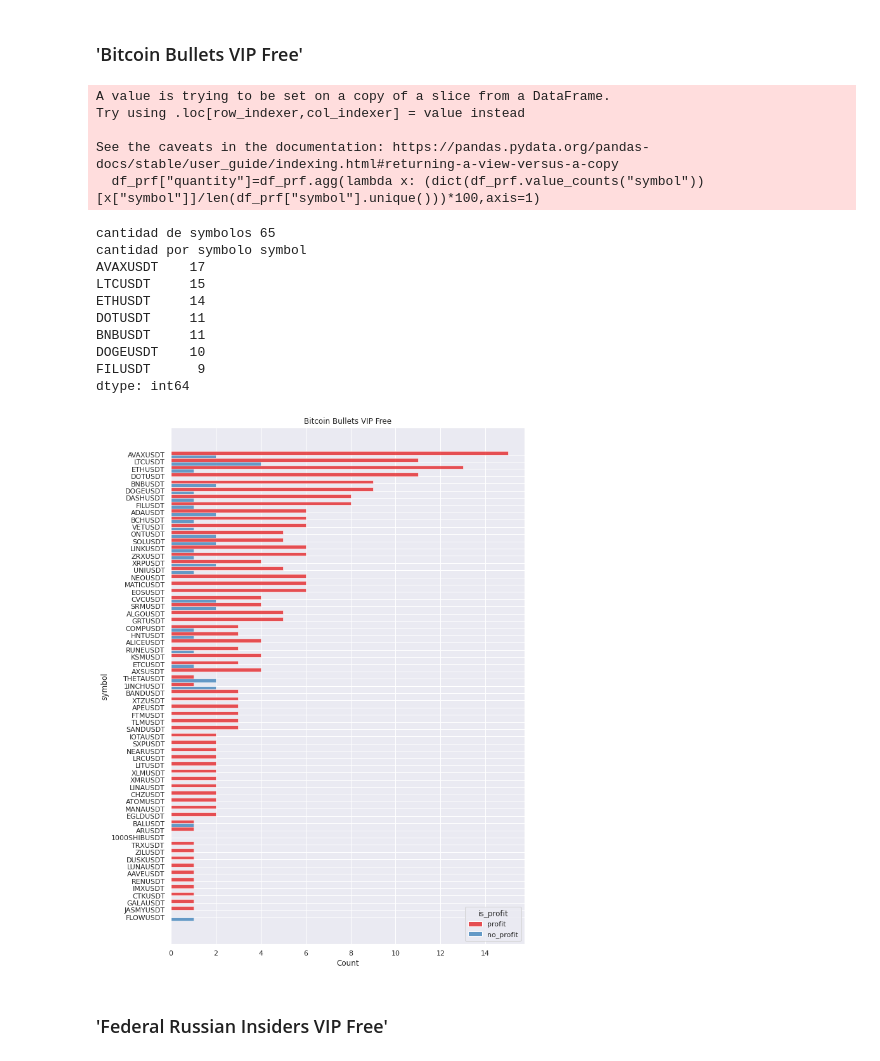
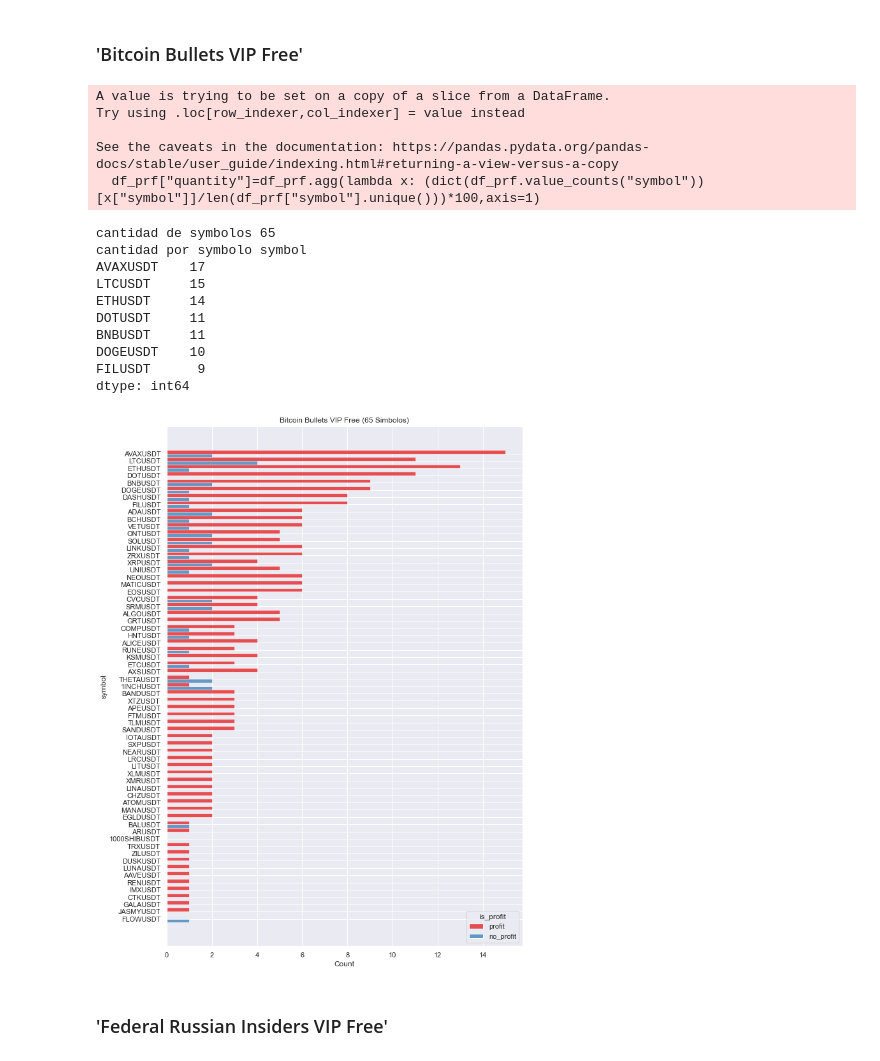
Before and after one commit to joankenobi/analisis_de_datos_copy_trading, a Jupyter notebook: Proyecto/notebooks/Exploracion_de_los_datos_pasantias.ipynb, the cells around one changed output. Drawn from its saved outputs; the diff is of its cells as text; code cells hidden in the pictures.

```diff
--- a/Proyecto/notebooks/Exploracion_de_los_datos_pasantias.ipynb
+++ b/Proyecto/notebooks/Exploracion_de_los_datos_pasantias.ipynb
@@ -326,35 +326,35 @@ dtype: int64
 canal='Bitcoin Bullets VIP Free'
 
 df_prf=df_isprofit.groupby(["channel"]).get_group(canal)
 df_prf["quantity"]=df_prf.agg(lambda x: (dict(df_prf.value_counts("symbol"))[x["symbol"]]/len(df_prf["symbol"].unique()))*100,axis=1)
 df_prf.sort_values("quantity",ascending=False)
 
 
 
 sns.set(rc={'figure.figsize':(10,15)},font_scale=1)
 sns.histplot(df_prf.sort_values("quantity",ascending=False), y="symbol", hue= 'is_profit', multiple="dodge",palette="Set1")
 
-plt.title(canal)
+plt.title(canal+f' ({len(df_prf["symbol"].unique())} Simbolos)')
 
 print(f"""cantidad de symbolos {len(df_prf["symbol"].unique())}""")
 print(f"""cantidad por symbolo {df_prf.value_counts("symbol").head(7)}""")
 # %% [output]
 A value is trying to be set on a copy of a slice from a DataFrame.
 Try using .loc[row_indexer,col_indexer] = value instead
 
 See the caveats in the documentation: https://pandas.pydata.org/pandas-docs/stable/user_guide/indexing.html#returning-a-view-versus-a-copy
   df_prf["quantity"]=df_prf.agg(lambda x: (dict(df_prf.value_counts("symbol"))[x["symbol"]]/len(df_prf["symbol"].unique()))*100,axis=1)
 cantidad de symbolos 65
 cantidad por symbolo symbol
 AVAXUSDT    17
 LTCUSDT     15
 ETHUSDT     14
 DOTUSDT     11
 BNBUSDT     11
 DOGEUSDT    10
 FILUSDT      9
 dtype: int64
-[figure, old version]
+[figure, new version]
 # %% [markdown]
 ### 'Federal Russian Insiders VIP Free'
 # %%
```
Also changed, not shown: parts of 24 cells of this notebook.
